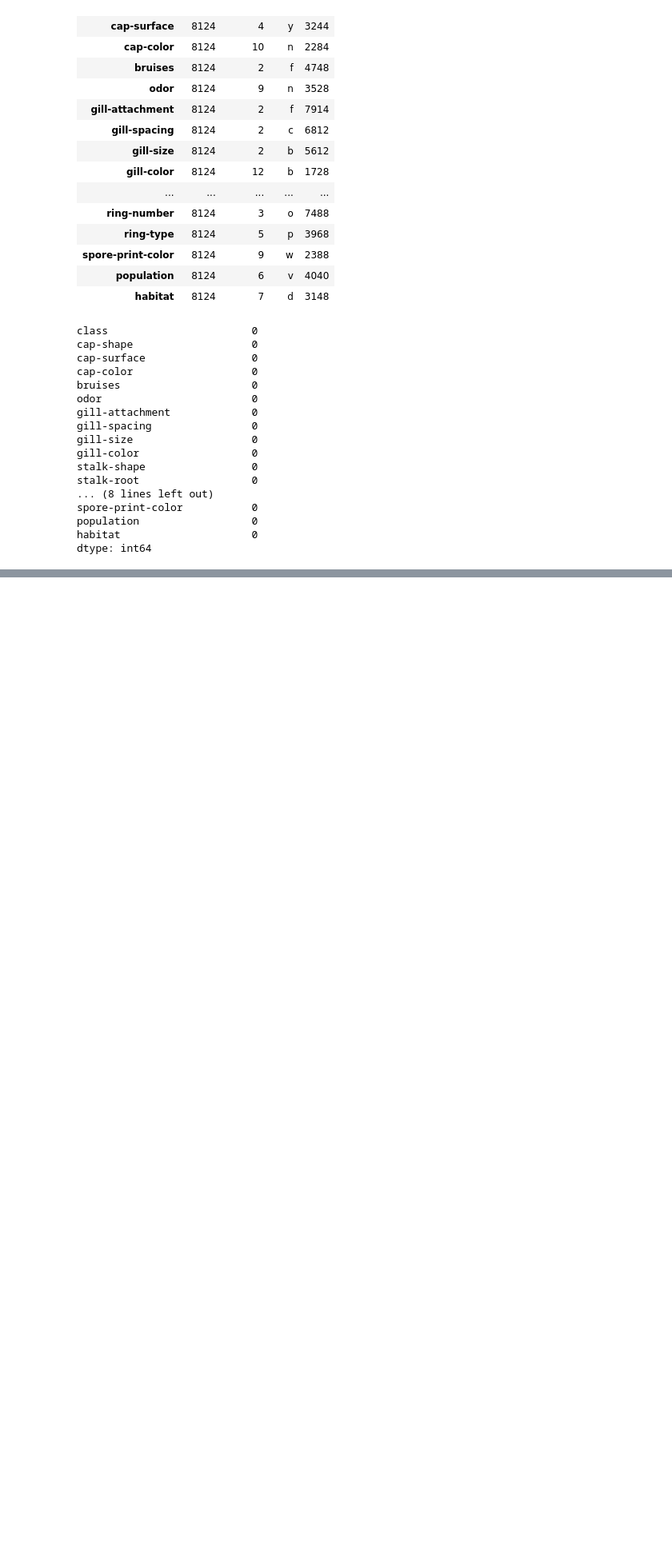
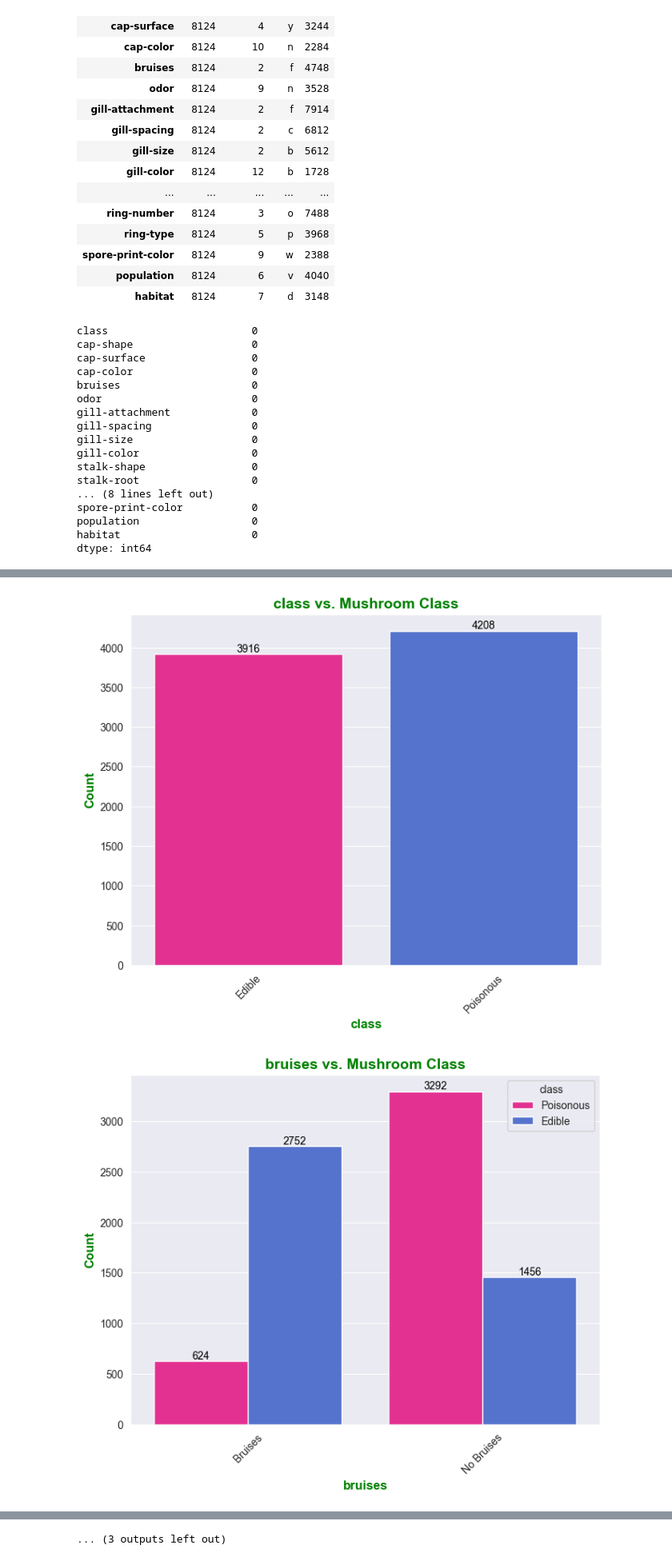
Before and after one commit to reneta-dimitrova96/Machine-Learning-Project-2023---Mushroom-Classification, a Jupyter notebook: mushroom_classification.ipynb, the cells around one changed output, grey strips where cells are left out. Shown at 80% size. Drawn from its saved outputs; the diff is of its cells as text; code cells hidden in the pictures; blank space fills up the shorter version.

Commit message:
Data visualization of select machine learning features

```diff
--- a/mushroom_classification.ipynb
+++ b/mushroom_classification.ipynb
@@ -88,0 +95,48 @@ mlflow.end_run()
+# %%
+custom_palette = ['#FF1493', '#4169E1']
+# %%
+def plot_feature_vs_class(features: dict):
+    for feature, names in features.items():
+        plt.figure(figsize=(8, 6))
+        count_plot = sns.countplot(x=feature, hue='class', data=data, palette=custom_palette)
+
+        current_ticks = count_plot.get_xticks()
+        count_plot.set_xticks(current_ticks)
+        count_plot.set_xticklabels(names)
+
+        for plot_container in count_plot.containers:
+            count_plot.bar_label(plot_container, label_type='edge', color='black')
+
+        plt.title(f'{feature} vs. Mushroom Class', fontsize=14, fontweight='bold', color='green')
+        plt.xlabel(feature, fontsize=12, fontweight='bold', color='green')
+        plt.ylabel('Count', fontsize=12, fontweight='bold', color='green')
+        plt.xticks(rotation=45)
+
+        figure = count_plot.get_figure()
+        figure.savefig(f'{feature}_vs_class.png')
+    plt.tight_layout()
+    plt.show()
+# %%
+features_dict = {
+    'class': ('Edible', 'Poisonous'),
+    'bruises': ('Bruises', 'No Bruises'),
+    'cap-shape': ('convex', 'bell', 'sunken', 'flat', 'knobbed', 'conical'),
+    'cap-surface': ('fibrous', 'grooves', 'scaly', 'smooth'),
+    'cap-color': ('brown', 'buff', 'cinnamon', 'gray', 'green', 'pink', 'purple', 'red', 'white', 'yellow'),
+    'odor': ('almond', 'anise', 'creosote', 'fishy', 'foul', 'musty', 'none', 'pungent', 'spicy'),
+    'gill-attachment': ('attached', 'free'),
+    'gill-spacing': ('close', 'crowded'),
+    'gill-size': ('broad', 'narrow'),
+    'gill-color': ('black', 'brown', 'buff', 'chocolate', 'gray', 'green', 'orange', 'pink', 'purple', 'red', 'white', 'yellow'),
+    'stalk-shape': ('enlarging', 'tapering'),
+    'stalk-root': ('bulbous', 'club', 'equal', 'rooted', 'missing'),
+    'ring-number': ('none', 'one', 'two'),
+    'population': ('abundant', 'clustered', 'numerous', 'scattered', 'several', 'solitary'),
+    'habitat': ('grasses', 'leaves', 'meadows', 'paths', 'urban', 'waste', 'woods')
+}
+# %%
+data['stalk-root'] = data['stalk-root'].apply(lambda x: 'm' if '?' in x else x)
+plot_feature_vs_class(features=features_dict)
+# %% [output]
+[figure, added]
+[figure, added]
@@ -88,0 +153 @@ mlflow.end_run()
+... (3 outputs left out)
```
Also changed, not shown: parts of 8 cells of this notebook, 1 other file.
